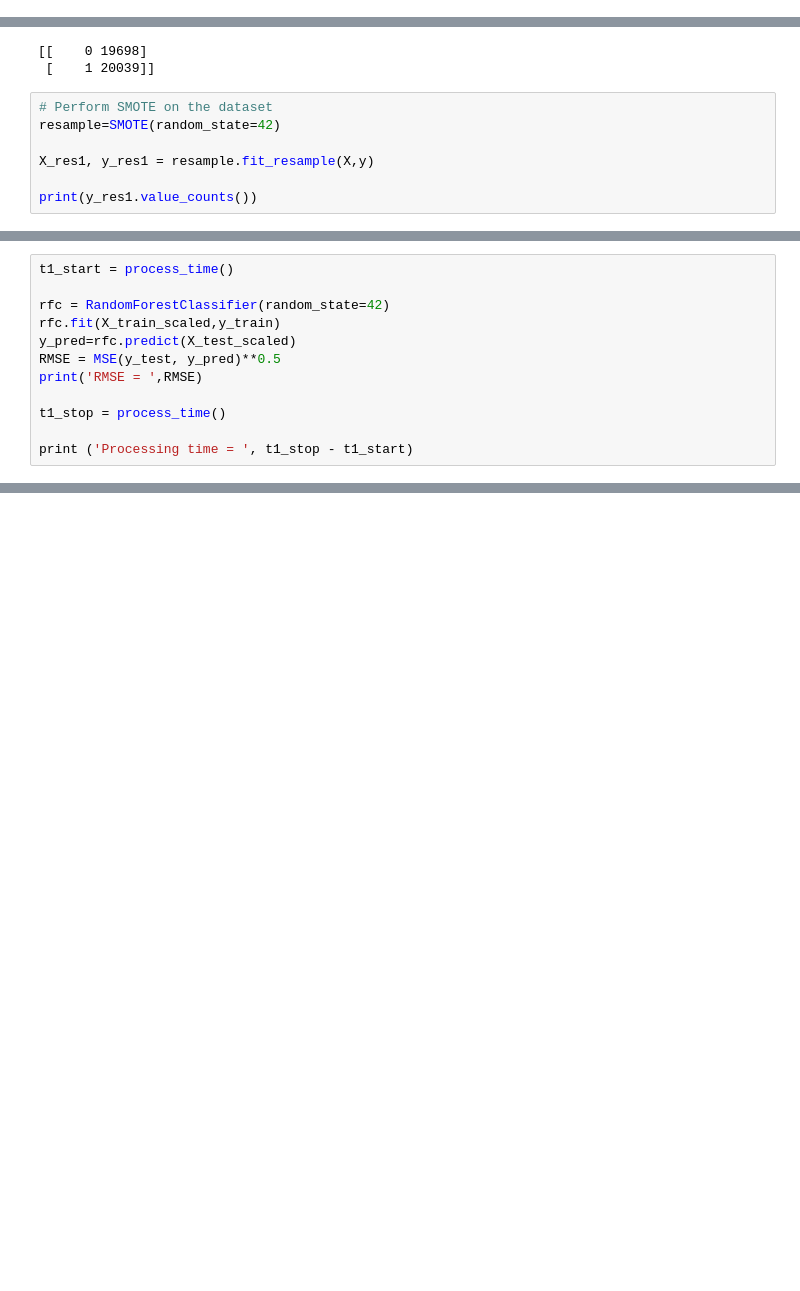
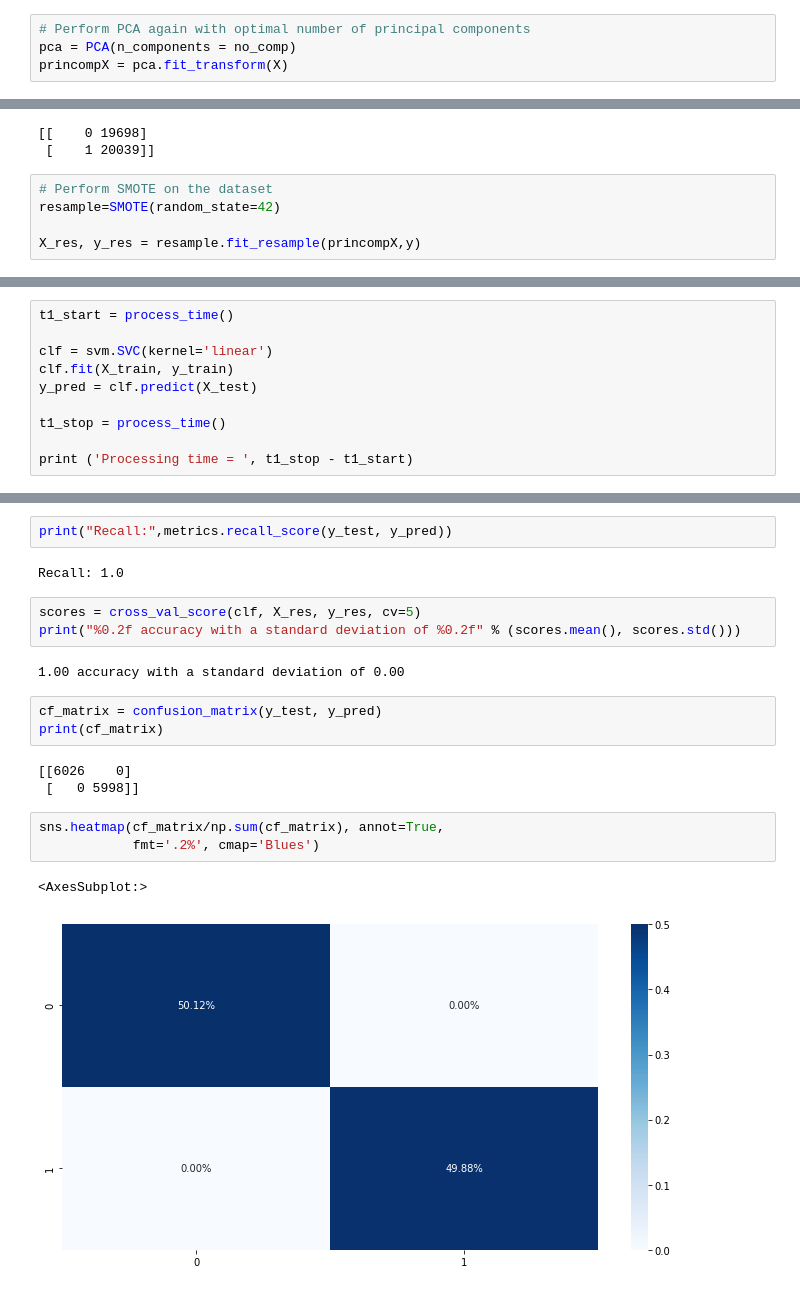
Before and after one commit to tfgerling/Final_project, a Jupyter notebook: Just Jamie thinking about data modeling.ipynb, the cells around one changed output, grey strips where cells are left out. Cells and saved outputs as stored; diff of their text form; blank space fills up the shorter version.

Commit message:
updated Just Jamie again

```diff
--- a/Just Jamie thinking about data modeling.ipynb
+++ b/Just Jamie thinking about data modeling.ipynb
@@ -221,3 +189,7 @@ X_train, X_test, y_train, y_test = train_test_split(X, y, test_size=0.3, random_
+# %%
+# Perform PCA again with optimal number of principal components
+pca = PCA(n_components = no_comp)
+princompX = pca.fit_transform(X)
 # %%
 # Check balance of dataset
 unique, counts = np.unique(y, return_counts=True)
@@ -229,6 +201,4 @@ print(np.asarray((unique, counts)).T)
 # Perform SMOTE on the dataset
 resample=SMOTE(random_state=42)
 
-X_res1, y_res1 = resample.fit_resample(X,y)
-
-print(y_res1.value_counts())
+X_res, y_res = resample.fit_resample(princompX,y)
@@ -292,11 +214,9 @@ X_test_scaled = scaler.transform(X_test)
 # %%
 t1_start = process_time()
 
-rfc = RandomForestClassifier(random_state=42)
-rfc.fit(X_train_scaled,y_train)
-y_pred=rfc.predict(X_test_scaled)
-RMSE = MSE(y_test, y_pred)**0.5
-print('RMSE = ',RMSE)
+clf = svm.SVC(kernel='linear')
+clf.fit(X_train, y_train)
+y_pred = clf.predict(X_test)
 
 t1_stop = process_time()
 
@@ -331,0 +234,21 @@ print('MAE: %.3f (%.3f)' % (mean(n_scores), std(n_scores)))
+# %%
+print("Recall:",metrics.recall_score(y_test, y_pred))
+# %% [output]
+Recall: 1.0
+# %%
+scores = cross_val_score(clf, X_res, y_res, cv=5)
+print("%0.2f accuracy with a standard deviation of %0.2f" % (scores.mean(), scores.std()))
+# %% [output]
+1.00 accuracy with a standard deviation of 0.00
+# %%
+cf_matrix = confusion_matrix(y_test, y_pred)
+print(cf_matrix)
+# %% [output]
+[[6026    0]
+ [   0 5998]]
+# %%
+sns.heatmap(cf_matrix/np.sum(cf_matrix), annot=True,
+            fmt='.2%', cmap='Blues')
+# %% [output]
+<AxesSubplot:>
+[figure, added]
```
Also changed, not shown: parts of 21 cells of this notebook.
